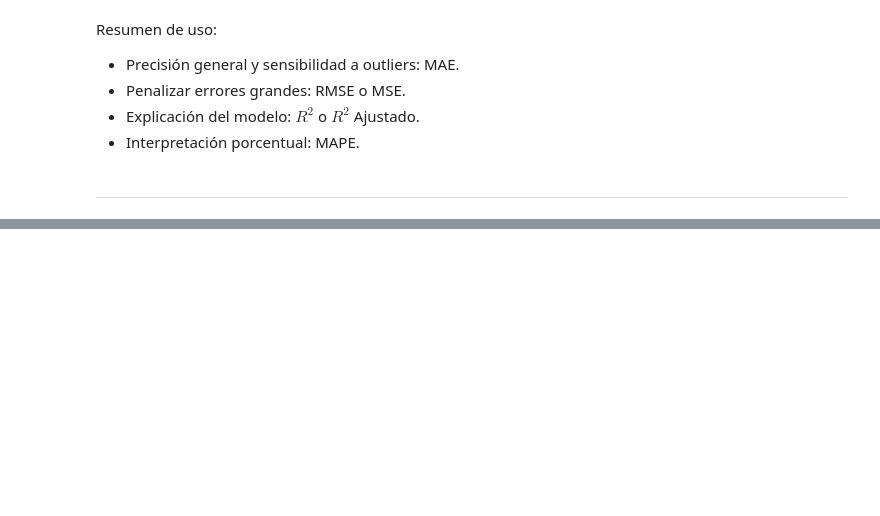
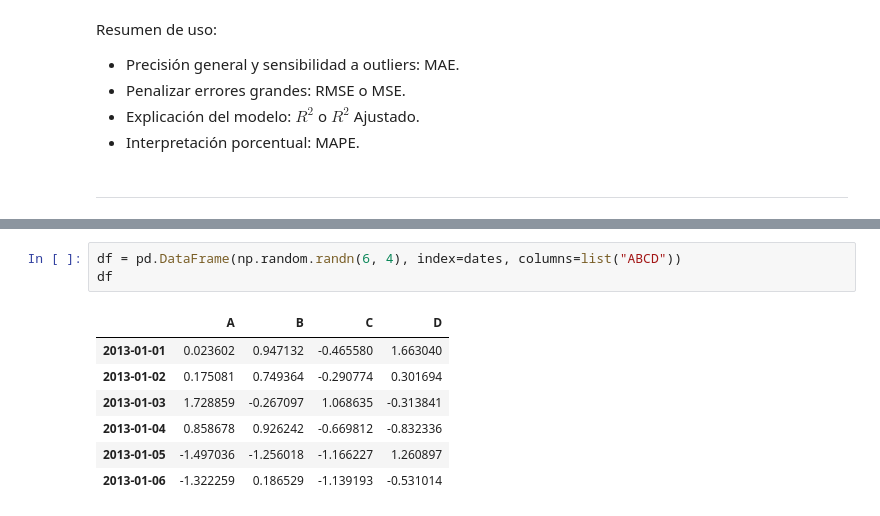
Before and after one commit to JAPV180370/mineria_datos, a Jupyter notebook: mineria_datos.ipynb, the cells around one changed output, grey strips where cells are left out. Drawn from its saved outputs; the diff is of its cells as text; blank space fills up the shorter version.

```diff
--- a/mineria_datos.ipynb
+++ b/mineria_datos.ipynb
@@ -1059,0 +1164,11 @@ Resumen de uso:
+# %%
+df = pd.DataFrame(np.random.randn(6, 4), index=dates, columns=list("ABCD"))
+df
+# %% [output]
+|  | A | B | C | D |
+| 2013-01-01 | 0.023602 | 0.947132 | -0.465580 | 1.663040 |
+| 2013-01-02 | 0.175081 | 0.749364 | -0.290774 | 0.301694 |
+| 2013-01-03 | 1.728859 | -0.267097 | 1.068635 | -0.313841 |
+| 2013-01-04 | 0.858678 | 0.926242 | -0.669812 | -0.832336 |
+| 2013-01-05 | -1.497036 | -1.256018 | -1.166227 | 1.260897 |
+| 2013-01-06 | -1.322259 | 0.186529 | -1.139193 | -0.531014 |
```
Also changed, not shown: parts of 20 cells of this notebook.
